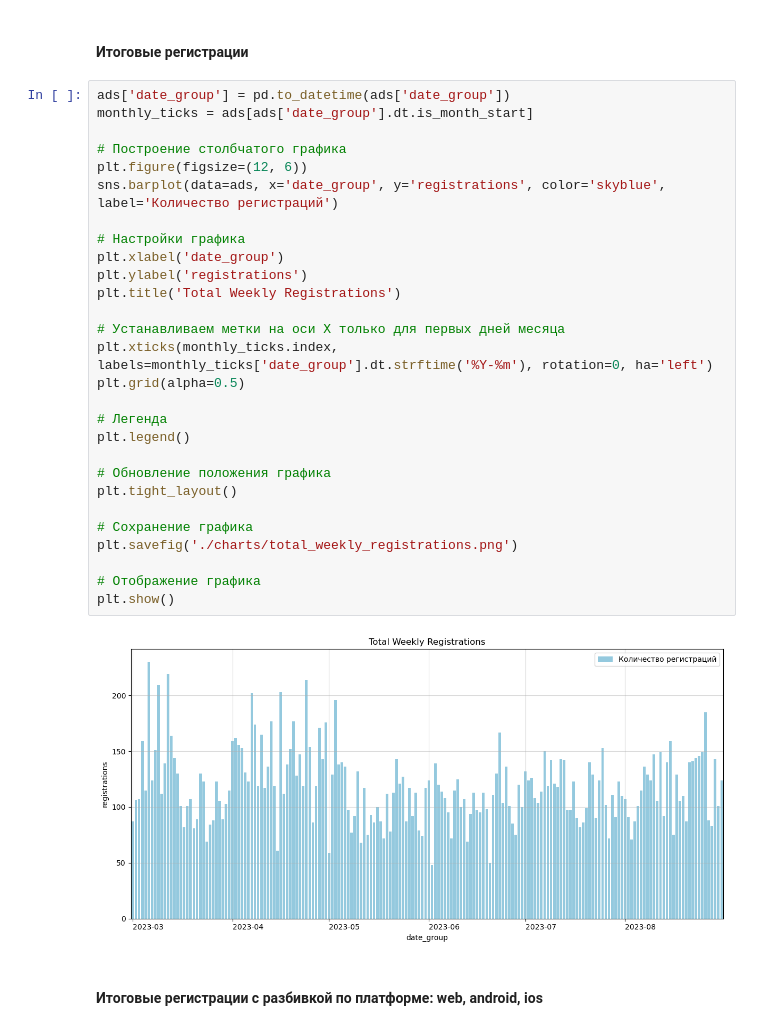
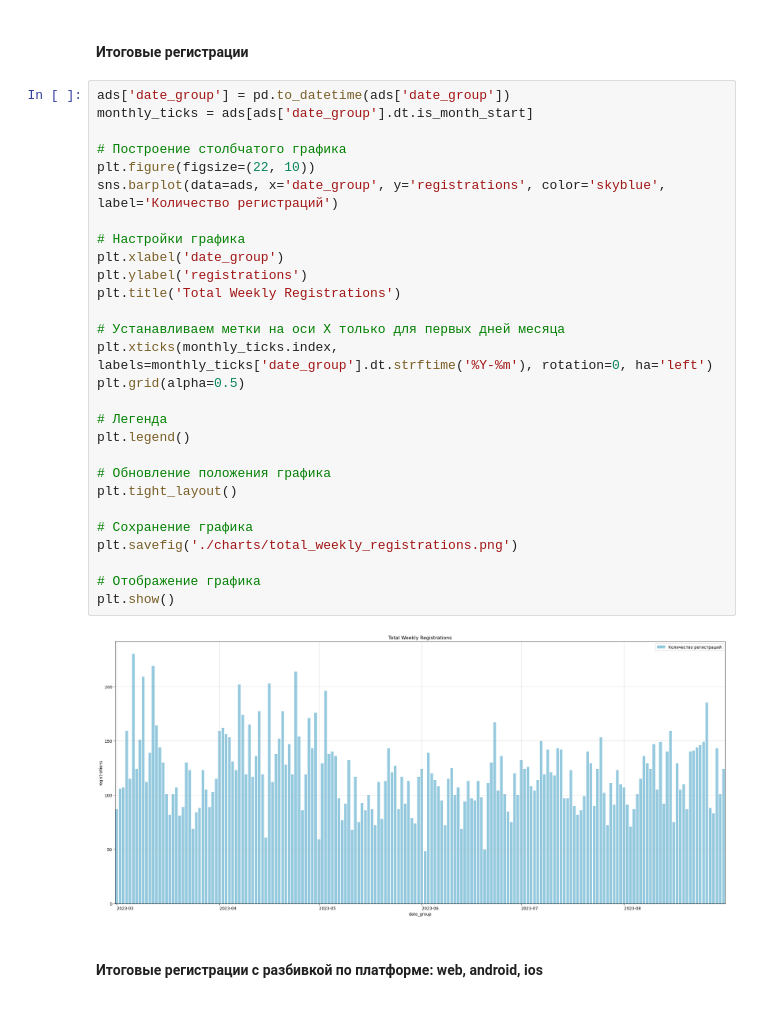
Before and after one commit to Maxim00se/data-analytics-project-100, a Jupyter notebook: data_analysis_notebook.ipynb, the cells around one changed output. Cells and saved outputs as stored; diff of their text form.

```diff
--- a/data_analysis_notebook.ipynb
+++ b/data_analysis_notebook.ipynb
@@ -226,33 +226,33 @@ plt.savefig('./charts/visits_by_platform.png')
 # %%
 ads['date_group'] = pd.to_datetime(ads['date_group'])
 monthly_ticks = ads[ads['date_group'].dt.is_month_start]
 
 # Построение столбчатого графика
-plt.figure(figsize=(12, 6))
+plt.figure(figsize=(22, 10))
 sns.barplot(data=ads, x='date_group', y='registrations', color='skyblue', label='Количество регистраций')
 
 # Настройки графика
 plt.xlabel('date_group')
 plt.ylabel('registrations')
 plt.title('Total Weekly Registrations')
 
 # Устанавливаем метки на оси X только для первых дней месяца
 plt.xticks(monthly_ticks.index, labels=monthly_ticks['date_group'].dt.strftime('%Y-%m'), rotation=0, ha='left')
 plt.grid(alpha=0.5)
 
 # Легенда
 plt.legend()
 
 # Обновление положения графика
 plt.tight_layout()
 
 # Сохранение графика
 plt.savefig('./charts/total_weekly_registrations.png')
 
 # Отображение графика
 plt.show()
 # %% [output]
-[figure, old version]
+[figure, new version]
 # %% [markdown]
 #### Итоговые регистрации с разбивкой по платформе: web, android, ios
 # %%
```
Also changed, not shown: parts of 5 cells of this notebook, 4 other files.
